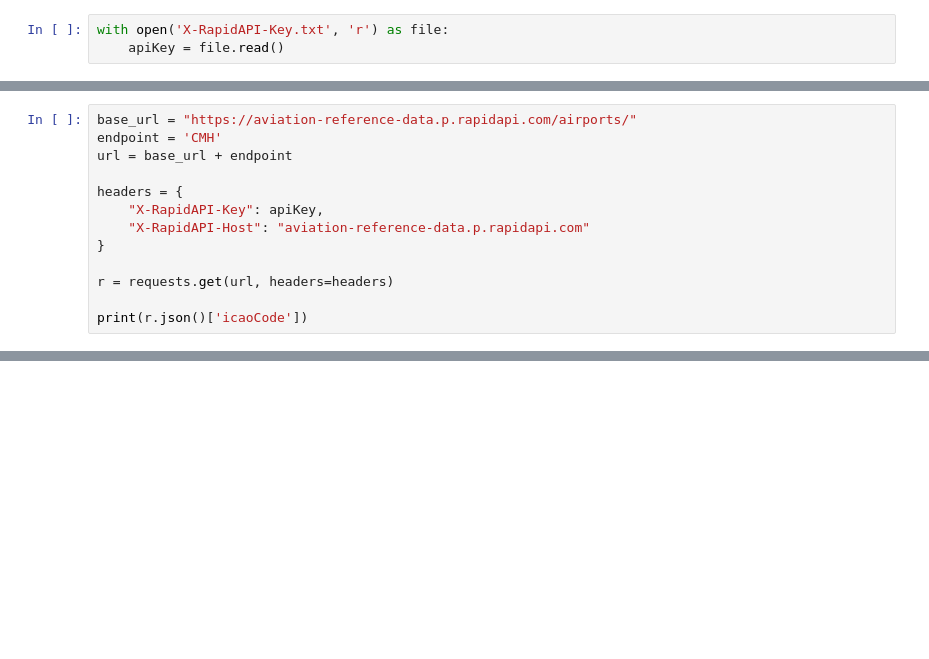
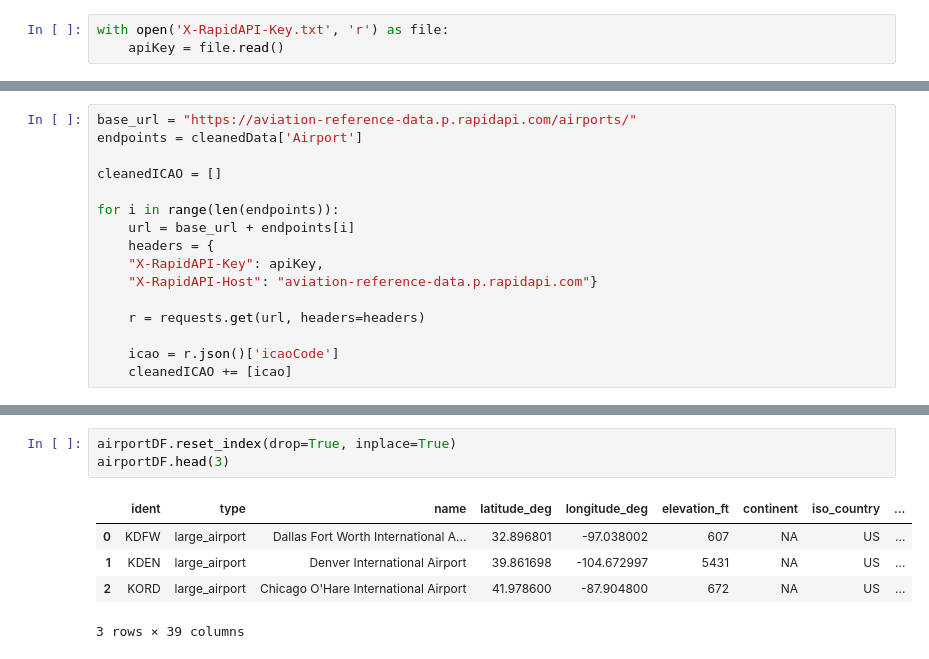
Before and after one commit to lucystorts/386Project, a Jupyter notebook: DataCleaning.ipynb, the cells around one changed output, grey strips where cells are left out. Saved outputs shown, nothing was run; the diff lists cells and outputs as text; blank space fills up the shorter version.

```diff
--- a/DataCleaning.ipynb
+++ b/DataCleaning.ipynb
@@ -332,13 +337,16 @@ with open('X-RapidAPI-Key.txt', 'r') as file:
 # %%
 base_url = "https://aviation-reference-data.p.rapidapi.com/airports/"
-endpoint = 'CMH'
-url = base_url + endpoint
+endpoints = cleanedData['Airport']
 
-headers = {
+cleanedICAO = []
+
+for i in range(len(endpoints)):
+    url = base_url + endpoints[i]
+    headers = {
 	"X-RapidAPI-Key": apiKey,
-	"X-RapidAPI-Host": "aviation-reference-data.p.rapidapi.com"
-}
+	"X-RapidAPI-Host": "aviation-reference-data.p.rapidapi.com"}
 
-r = requests.get(url, headers=headers)
+    r = requests.get(url, headers=headers)
 
-print(r.json()['icaoCode'])
+    icao = r.json()['icaoCode']
+    cleanedICAO += [icao]
@@ -346,0 +387,9 @@ KCMH
+# %%
+airportDF.reset_index(drop=True, inplace=True)
+airportDF.head(3)
+# %% [output]
+|  | ident | type | name | latitude_deg | longitude_deg | elevation_ft | continent | iso_country | ... |
+| 0 | KDFW | large_airport | Dallas Fort Worth International A... | 32.896801 | -97.038002 | 607 | NA | US | ... |
+| 1 | KDEN | large_airport | Denver International Airport | 39.861698 | -104.672997 | 5431 | NA | US | ... |
+| 2 | KORD | large_airport | Chicago O'Hare International Airport | 41.978600 | -87.904800 | 672 | NA | US | ... |
+3 rows × 39 columns
```
Also changed, not shown: parts of 21 cells of this notebook, 7 other files.
